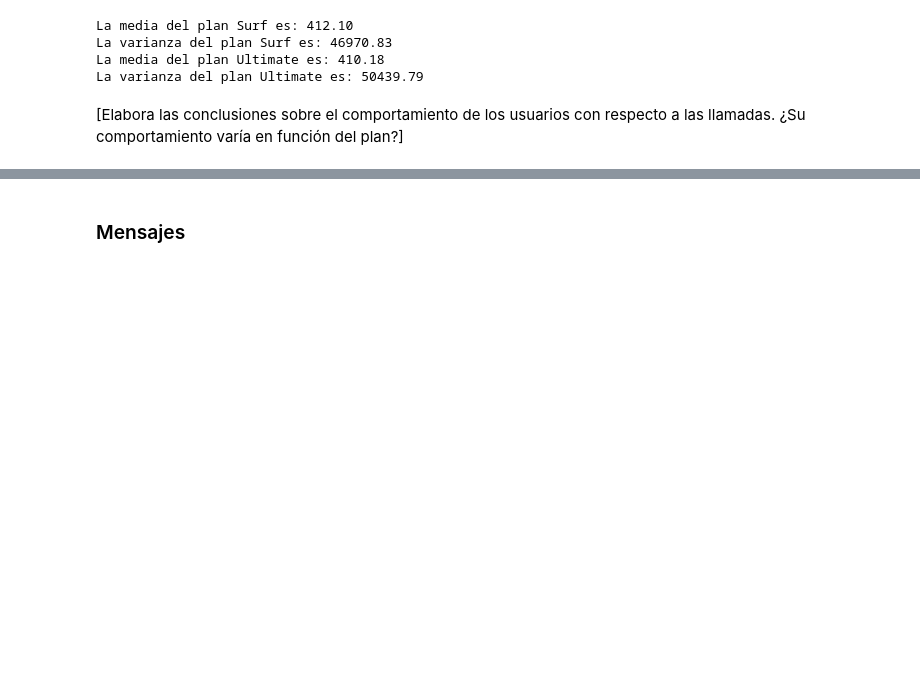
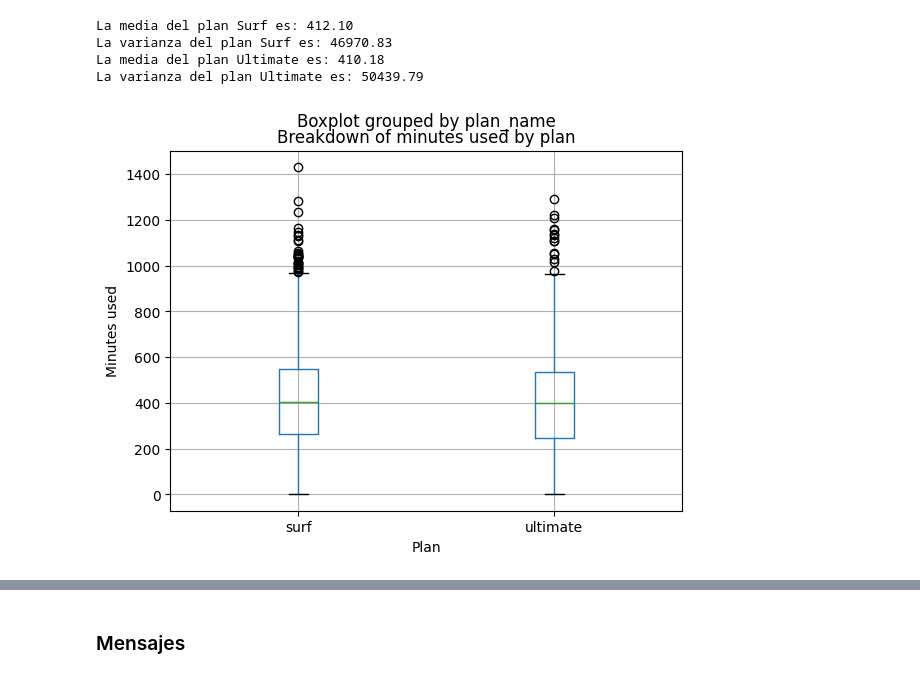
Before and after one commit to carloscarranza2486/tripleten-data-science, a Jupyter notebook: sprint-05-data_statistical-analysis/final_project_megaline_fees/notebook.ipynb, the cells around one changed output, grey strips where cells are left out. Cells and saved outputs as stored; diff of their text form; code cells hidden in the pictures; blank space fills up the shorter version.

Commit message:
Actualiza notebook de Megaline con boxplot y conclusiones.
Incluye visualización de distribución de minutos por plan y desarrolla conclusiones del comportamiento de usuarios.

Made-with: Cursor

```diff
--- a/sprint-05-data_statistical-analysis/final_project_megaline_fees/notebook.ipynb
+++ b/sprint-05-data_statistical-analysis/final_project_megaline_fees/notebook.ipynb
@@ -675,5 +675,10 @@ La media del plan Ultimate es: 410.18
 La varianza del plan Ultimate es: 50439.79
 # %%
 # Traza un diagrama de caja para visualizar la distribución de la duración mensual de llamadas
+final_merge.boxplot(column='minutes_used', by='plan_name')
+plt.title('Breakdown of minutes used by plan')
+plt.xlabel('Plan')
+plt.ylabel('Minutes used')
+plt.show()
+# %% [output]
+[figure, added]
-# %% [markdown]
-[Elabora las conclusiones sobre el comportamiento de los usuarios con respecto a las llamadas. ¿Su comportamiento varía en función del plan?]
```
Also changed, not shown: parts of 1 cell of this notebook.
